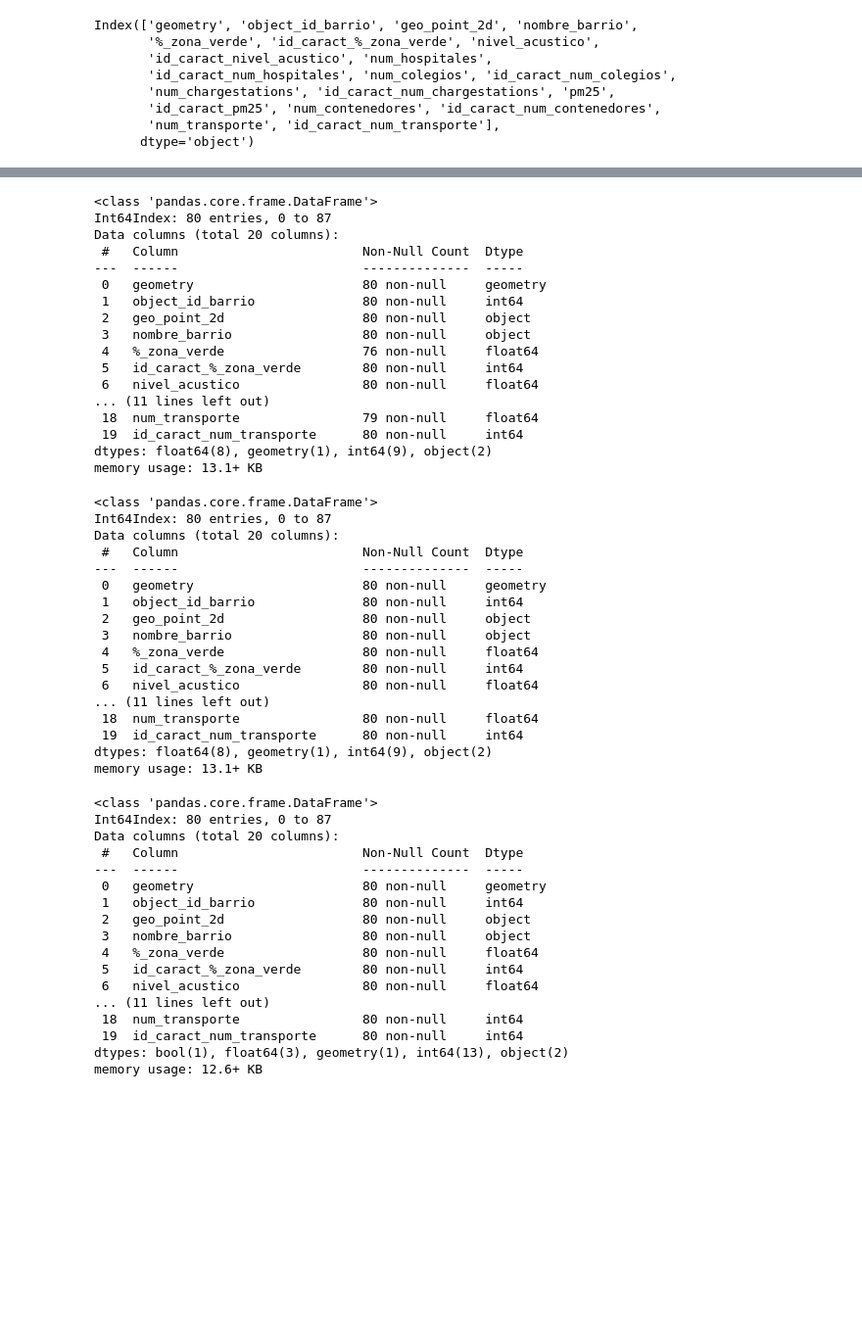
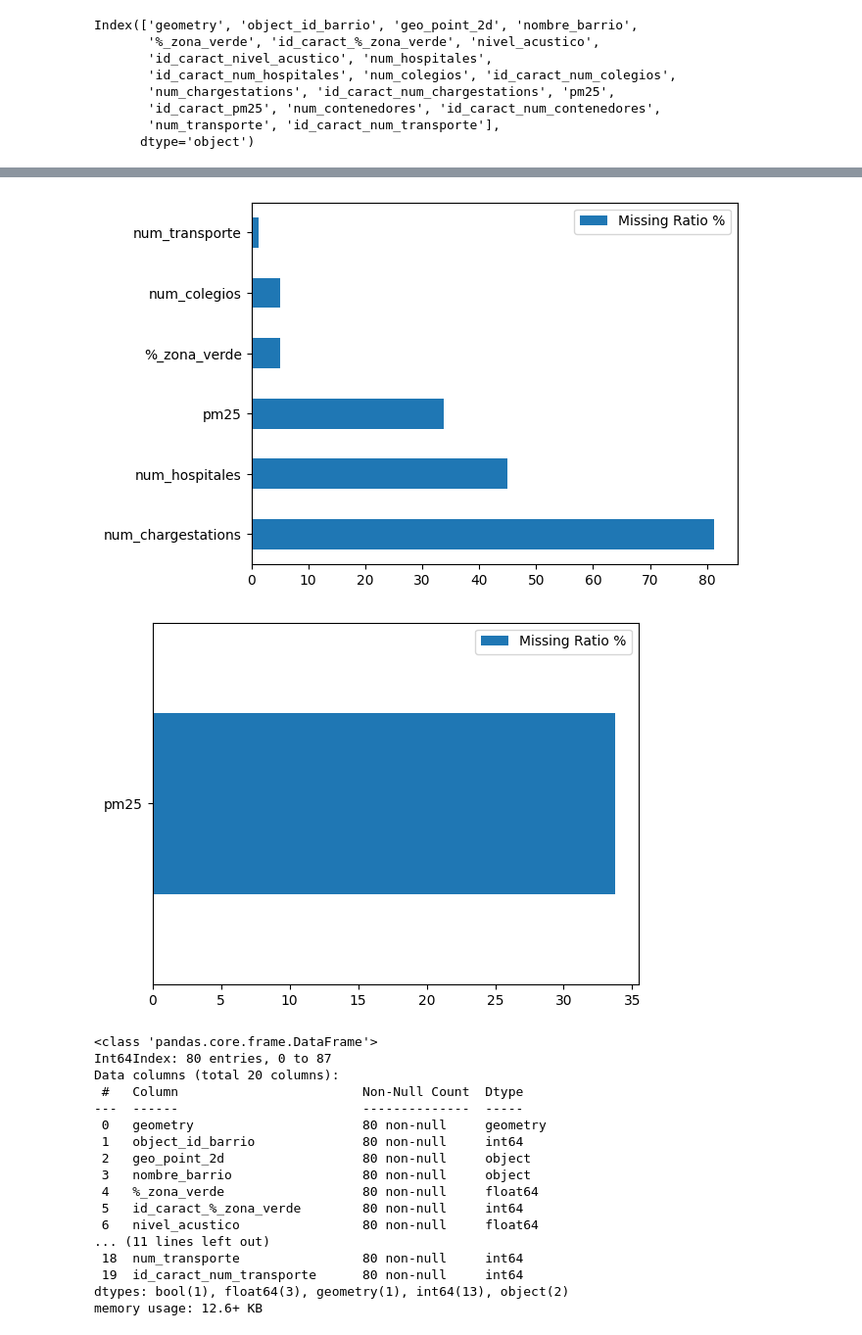
Before and after one commit to mimove/DATAPROJECT1, a Jupyter notebook: jupyter/data_cleaning.ipynb, the cells around one changed output, grey strips where cells are left out. Shown: that part at 98% size. Saved outputs shown, nothing was run; the diff lists cells and outputs as text; code cells hidden in the pictures; blank space fills up the shorter version.

```diff
--- a/jupyter/data_cleaning.ipynb
+++ b/jupyter/data_cleaning.ipynb
@@ -107,24 +115,9 @@ barrios_df
-# %%
-# Checking index: obtenemos el indice que corresponde a cada fila de nuestro DF
-barrios_df.info()
-# %% [output]
-<class 'pandas.core.frame.DataFrame'>
-Int64Index: 80 entries, 0 to 87
-Data columns (total 20 columns):
- #   Column                        Non-Null Count  Dtype
----  ------                        --------------  -----
- 0   geometry                      80 non-null     geometry
- 1   object_id_barrio              80 non-null     int64
- 2   geo_point_2d                  80 non-null     object
- 3   nombre_barrio                 80 non-null     object
- 4   %_zona_verde                  76 non-null     float64
- 5   id_caract_%_zona_verde        80 non-null     int64
- 6   nivel_acustico                80 non-null     float64
-... (11 lines left out)
- 18  num_transporte                79 non-null     float64
- 19  id_caract_num_transporte      80 non-null     int64
-dtypes: float64(8), geometry(1), int64(9), object(2)
-memory usage: 13.1+ KB
+# %%
+# Una vez hemos eliminado las filas y columnas que no necesitamos, pasamos a tratar con los nulos del dataframe
+plot_nas(barrios_df)
+# Ahora tenemos menos columnas con nulos ya que hemos eliminado las que no necisitabamos
+# %% [output]
+[figure, added]
 # %%
 # Para cada caracteristica rellenamos los valores faltantes (NaN) con 0s en caso de que el valor sea cuantitativo. (%_zona_verde, num_hospitales, num_colegios, num_chargestations, num_contenedores)
 myList = ['%_zona_verde', 'num_hospitales', 'num_colegios', 'num_chargestations', 'num_contenedores', 'num_transporte']
@@ -134,25 +127,9 @@ for i in myList:
 
 barrios_df.loc[barrios_df['num_colegios'] == 0] # Comprobamos la columna colegios para ver que se ha rellenado correctamente
 
-barrios_df.info()
+plot_nas(barrios_df)
 # %% [output]
-<class 'pandas.core.frame.DataFrame'>
-Int64Index: 80 entries, 0 to 87
-Data columns (total 20 columns):
- #   Column                        Non-Null Count  Dtype
----  ------                        --------------  -----
- 0   geometry                      80 non-null     geometry
- 1   object_id_barrio              80 non-null     int64
- 2   geo_point_2d                  80 non-null     object
- 3   nombre_barrio                 80 non-null     object
- 4   %_zona_verde                  80 non-null     float64
- 5   id_caract_%_zona_verde        80 non-null     int64
- 6   nivel_acustico                80 non-null     float64
-... (11 lines left out)
- 18  num_transporte                80 non-null     float64
- 19  id_caract_num_transporte      80 non-null     int64
-dtypes: float64(8), geometry(1), int64(9), object(2)
-memory usage: 13.1+ KB
+[figure, added]
 # %%
 # CHANGING DATA TYPES
 # Los hospitales, colegios, contenedores, estaciones de transporte son valores discretos que en nuestro df vienen como float64. Los cambiamos a int64
```
Also changed, not shown: parts of 10 cells of this notebook.
